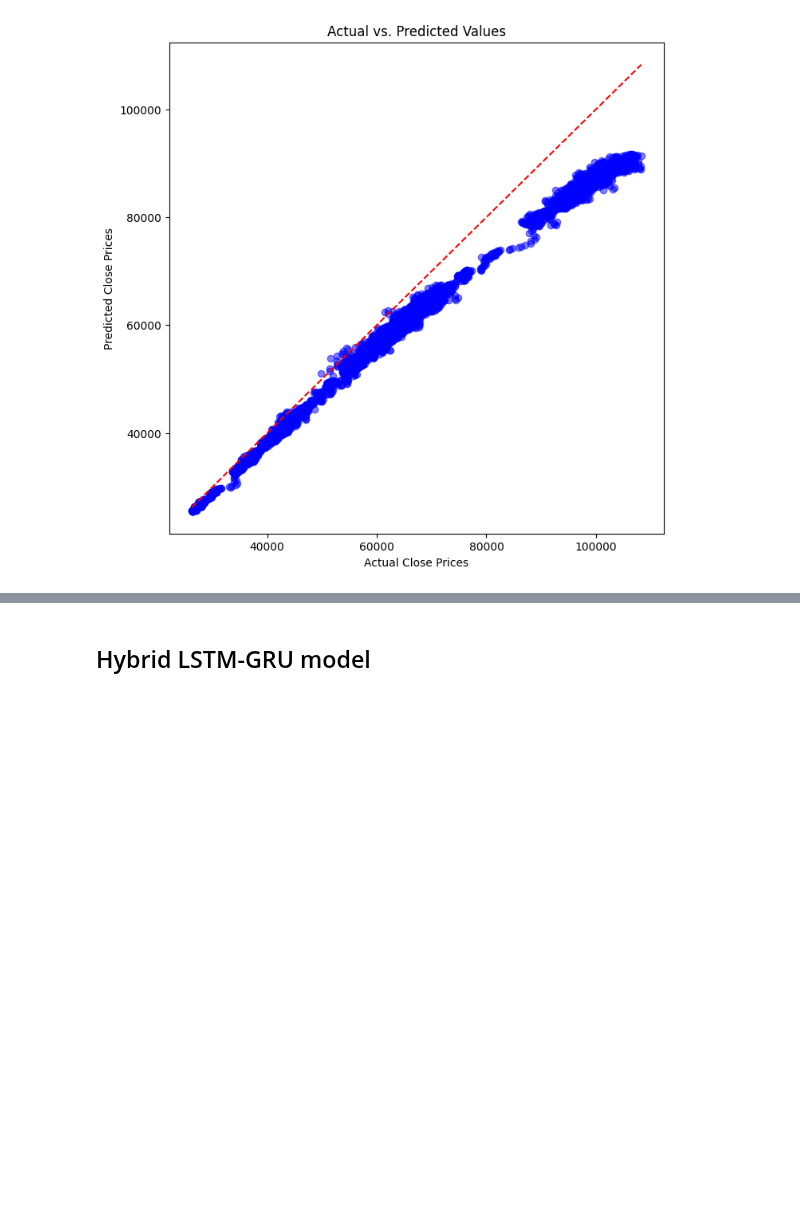
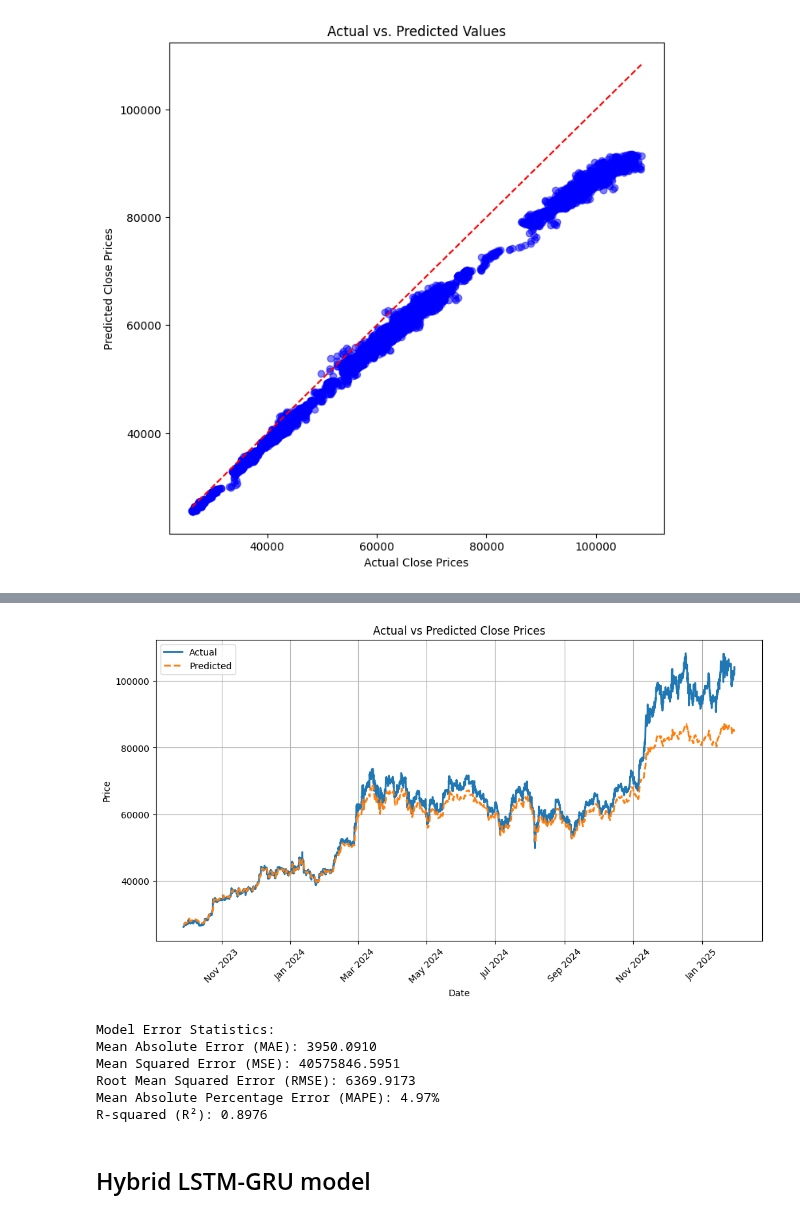
Before and after one commit to alexzheng123/EC331-project, a Jupyter notebook: code/bitcoin_forecasting.ipynb, the cells around one changed output, grey strips where cells are left out. Cells and saved outputs as stored; diff of their text form; code cells hidden in the pictures; blank space fills up the shorter version.

```diff
--- a/code/bitcoin_forecasting.ipynb
+++ b/code/bitcoin_forecasting.ipynb
@@ -268,0 +361,31 @@ plt.show()
+# %%
+# Visualizing LSTM Model Predictions: Comparing Actual and Predicted Data
+
+# Make predictions
+predicted_lstm = lstm_model.predict(X_test)
+
+# Inverse transform the predicted and actual values using the correct scaler
+predicted_lstm = close_scaler.inverse_transform(predicted_lstm)  # Use close_scaler
+y_test_actual = close_scaler.inverse_transform(y_test.reshape(-1, 1))  # Ensure correct shape
+
+# Extract the date index for the test set
+date_index = pd.to_datetime(data.index[-len(y_test_actual):])
+
+# Plot Actual vs Predicted Prices
+plt.figure(figsize=(12, 6))
+plt.plot(date_index, y_test_actual, label='Actual', linewidth=2)
+plt.plot(date_index, predicted_lstm, label='Predicted', linewidth=2, linestyle='dashed')
+
+plt.title('Actual vs Predicted Close Prices')
+plt.xlabel('Date')
+plt.ylabel('Price')
+
+# Format x-axis to show Month-Year
+plt.gca().xaxis.set_major_locator(mdates.MonthLocator(interval=2))  # Show every 2nd month
+plt.gca().xaxis.set_major_formatter(mdates.DateFormatter('%b %Y'))  # Format as 'Jan 2021'
+
+plt.xticks(rotation=45)  # Rotate labels for better readability
+plt.legend()
+plt.grid(True)
+plt.show()
+# %% [output]
@@ -269,3 +393,26 @@ plt.show()
+[figure, added]
+# %%
+# Compute error metrics
+mae = mean_absolute_error(y_test_actual, predicted_lstm)
+mse = mean_squared_error(y_test_actual, predicted_lstm)
+rmse = np.sqrt(mse)
+mape = np.mean(np.abs((y_test_actual - predicted_lstm) / y_test_actual)) * 100  # In percentage
+r2 = r2_score(y_test_actual, predicted_lstm)
+
+# Print results
+print(f"Model Error Statistics:")
+print(f"Mean Absolute Error (MAE): {mae:.4f}")
+print(f"Mean Squared Error (MSE): {mse:.4f}")
+print(f"Root Mean Squared Error (RMSE): {rmse:.4f}")
+print(f"Mean Absolute Percentage Error (MAPE): {mape:.2f}%")
+print(f"R-squared (R²): {r2:.4f}")
+# %% [output]
+Model Error Statistics:
+Mean Absolute Error (MAE): 3950.0910
+Mean Squared Error (MSE): 40575846.5951
+Root Mean Squared Error (RMSE): 6369.9173
+Mean Absolute Percentage Error (MAPE): 4.97%
+R-squared (R²): 0.8976
 # %% [markdown]
 ## Hybrid LSTM-GRU model
 # %%
```
Also changed, not shown: parts of 10 cells of this notebook.
